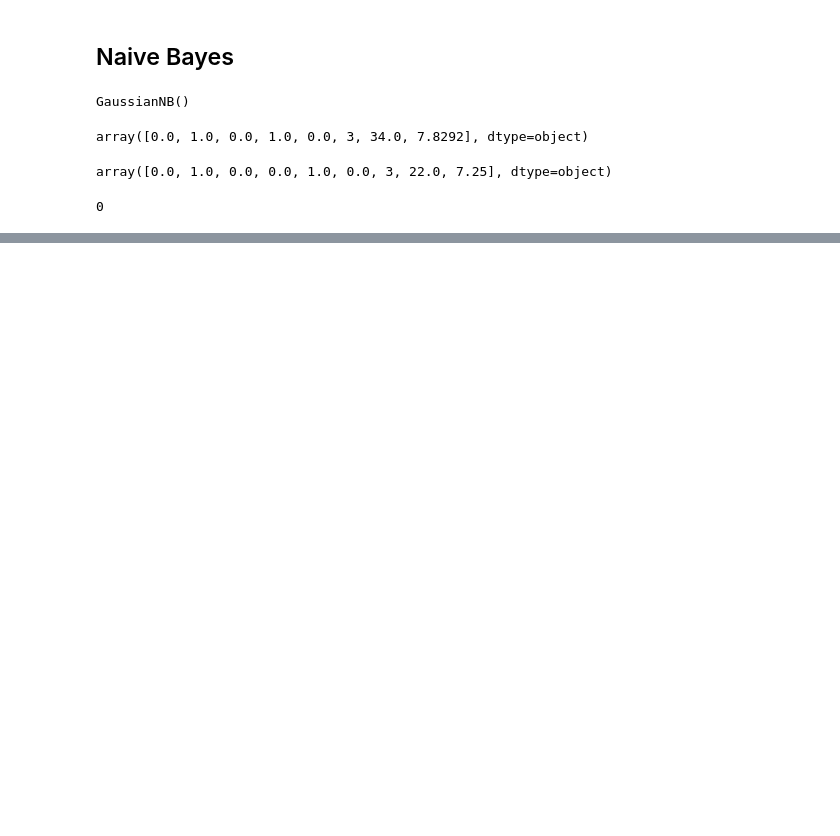
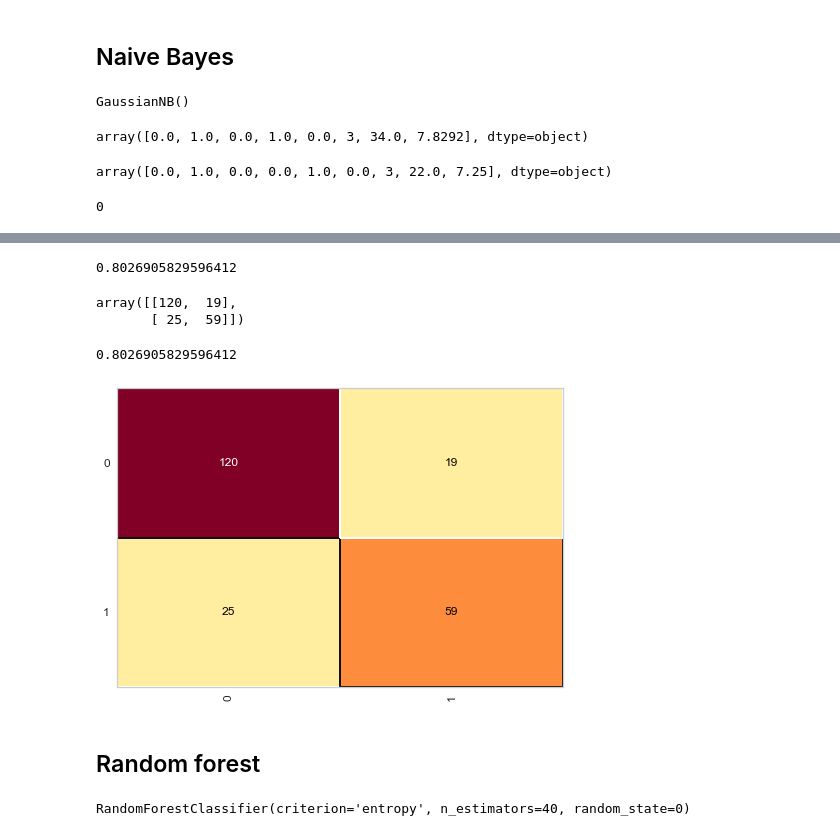
Before and after one commit to alexiagabrielly/titanic-challenge, a Jupyter notebook: titanic.ipynb, the cells around one changed output, grey strips where cells are left out. Cells and saved outputs as stored; diff of their text form; code cells hidden in the pictures; blank space fills up the shorter version.

```diff
--- a/titanic.ipynb
+++ b/titanic.ipynb
@@ -314,0 +351,23 @@ cm.score(X_teste, y_teste)
+# %%
+accuracy_score(y_teste, arvore_predict)
+# %% [output]
+0.8026905829596412
+# %%
+confusion_matrix(y_teste, arvore_predict)
+# %% [output]
+array([[120,  19],
+       [ 25,  59]])
+# %%
+cm = ConfusionMatrix(arvore_titanic)
+cm.fit(X_treinamento, y_treinamento)
+cm.score(X_teste, y_teste)
+# %% [output]
+0.8026905829596412
+[figure, added]
+# %% [markdown]
+## Random forest
+# %%
+random_forest_titanic = RandomForestClassifier(n_estimators=40, criterion='entropy', random_state = 0)
+random_forest_titanic.fit(X_treinamento, y_treinamento)
+# %% [output]
+RandomForestClassifier(criterion='entropy', n_estimators=40, random_state=0)
```
Also changed, not shown: parts of 19 cells of this notebook.
